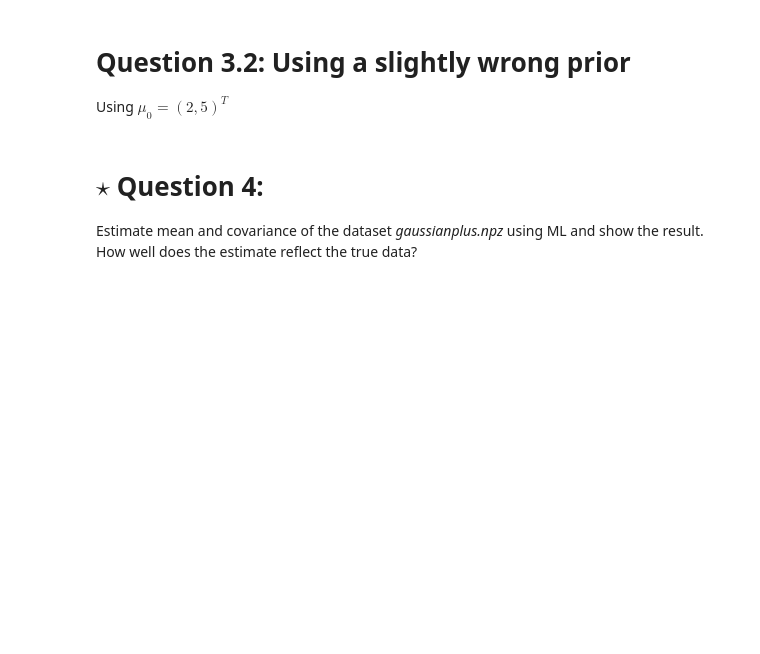
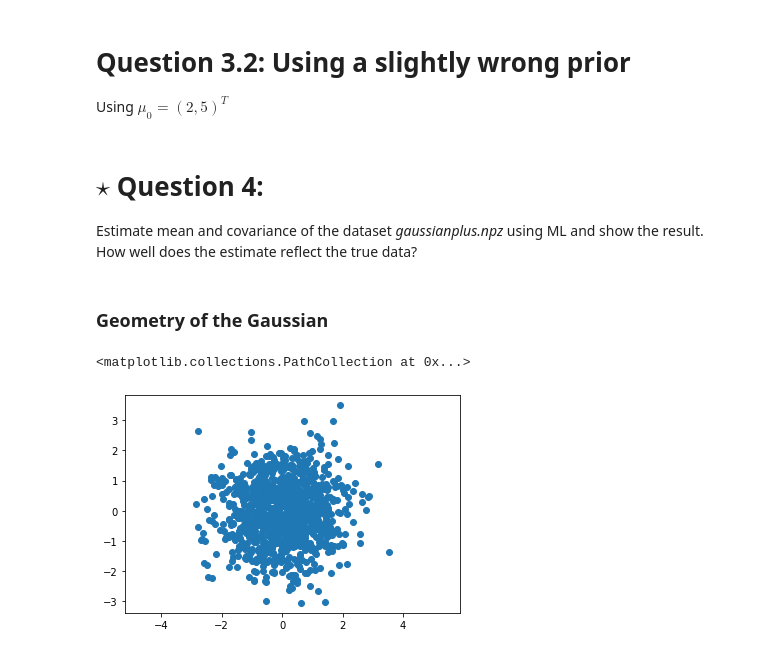
Before and after one commit to abhijeetknayak/spr-exercises, a Jupyter notebook: templates/ex2.ipynb, the cells around one changed output. Drawn from its saved outputs; the diff is of its cells as text; code cells hidden in the pictures; blank space fills up the shorter version.

```diff
--- a/templates/ex2.ipynb
+++ b/templates/ex2.ipynb
@@ -52,3 +133,17 @@ Using $\mu_0 = (2,5)^T $
 # $\star$ Question 4:
 Estimate mean and covariance of the dataset *gaussianplus.npz* using ML and show
 the result. How well does the estimate reflect the true data?
+# %% [markdown]
+### Geometry of the Gaussian
+# %%
+import numpy as np
+import matplotlib.pyplot as plt
+
+M = 1000
+# Samples froma Normal Distribution
+samples = np.random.randn(M, 2)
+plt.axis('equal')
+plt.scatter(samples[:, 0], samples[:, 1])
+# %% [output]
+<matplotlib.collections.PathCollection at 0x...>
+[figure, added]
```
Also changed, not shown: parts of 11 cells of this notebook.
